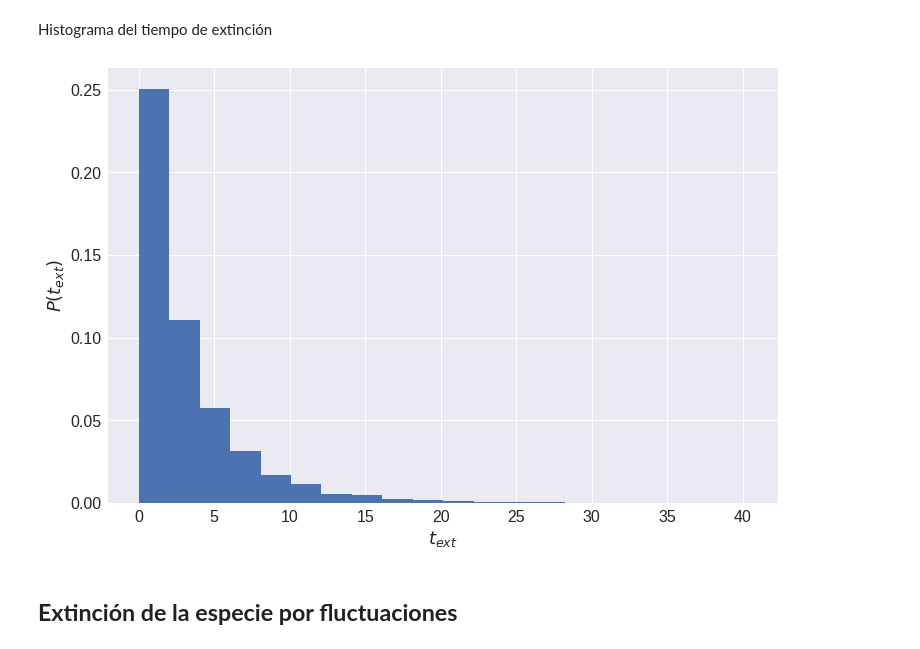
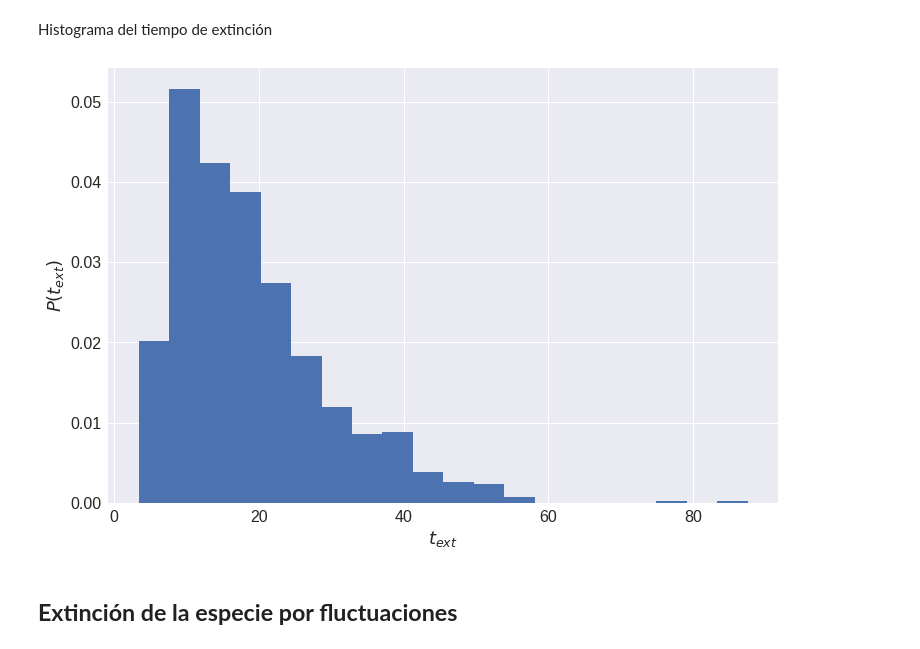
Before and after one commit to denisecammarota/matbio, a Jupyter notebook: tp3/P3_Ej3.ipynb, the cells around one changed output. Cells and saved outputs as stored; diff of their text form; code cells hidden in the pictures.

```diff
--- a/tp3/P3_Ej3.ipynb
+++ b/tp3/P3_Ej3.ipynb
@@ -254,28 +254,28 @@ Histograma del tiempo de extinción
 # %%
 #@title
 #parámetros como los anteriores
-omega = 10
+omega = 100
 b = 0.1
-d = 0.4
+d = 0.3
 b = b/omega
 tf = 100
 phi0 = 0.1
 n = int (phi0*omega) #condicion inicial
 ts_ext = [] #lista con los tiempos de extinción
-real = 10000
+real = 1000
 fig = plt.figure(figsize=(12,8))
 for i in range(real):
   x1,t1 = simulation_gillespie(2*b,d,omega,n,tf)
   if (x1[-1] <= 0):
     ts_ext.append(t1[-1])
 plt.hist(ts_ext,density=True,bins=20)
 plt.ylabel(r'$P(t_{ext})$',fontsize=18)
 plt.xlabel(r'$t_{ext}$',fontsize=18)
 plt.xticks(fontsize=16)
 plt.yticks(fontsize=16)
 plt.show()
 # %% [output]
-[figure, old version]
+[figure, new version]
 # %% [markdown]
 ## **Extinción de la especie por fluctuaciones**
 # %% [markdown]
```
